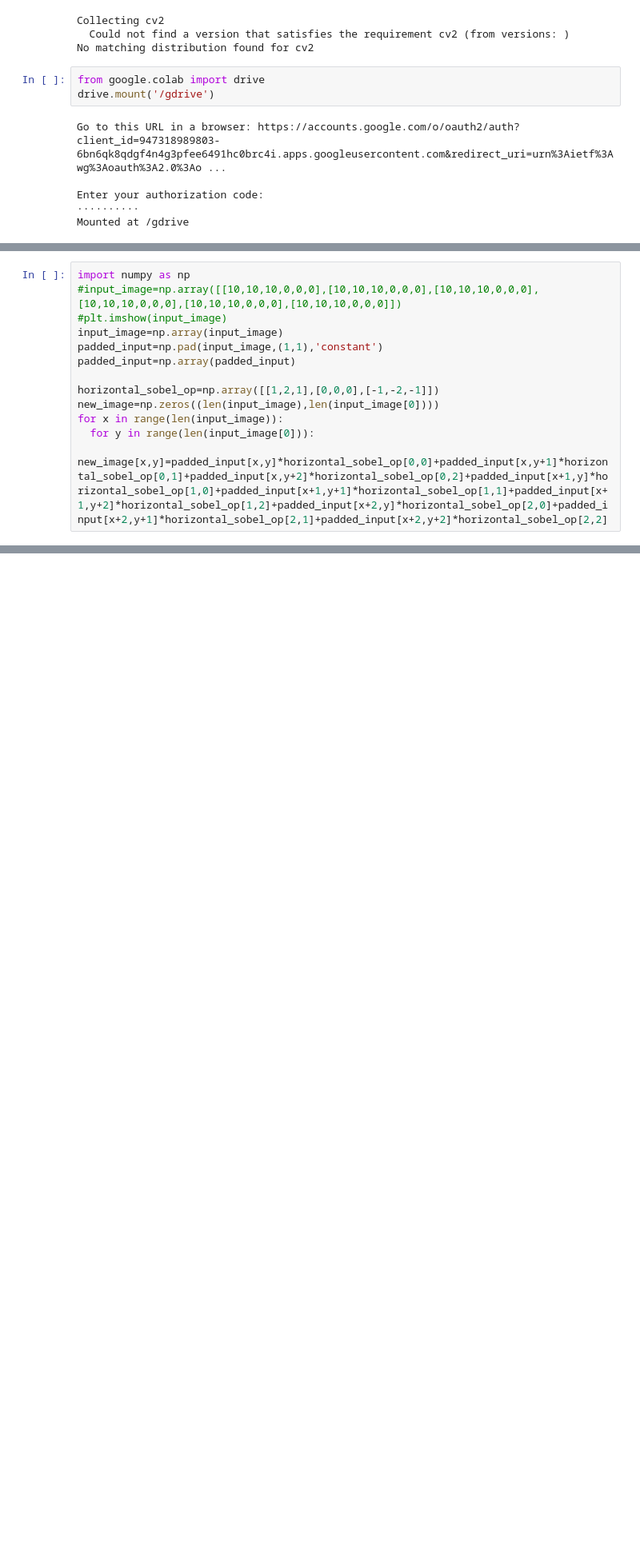
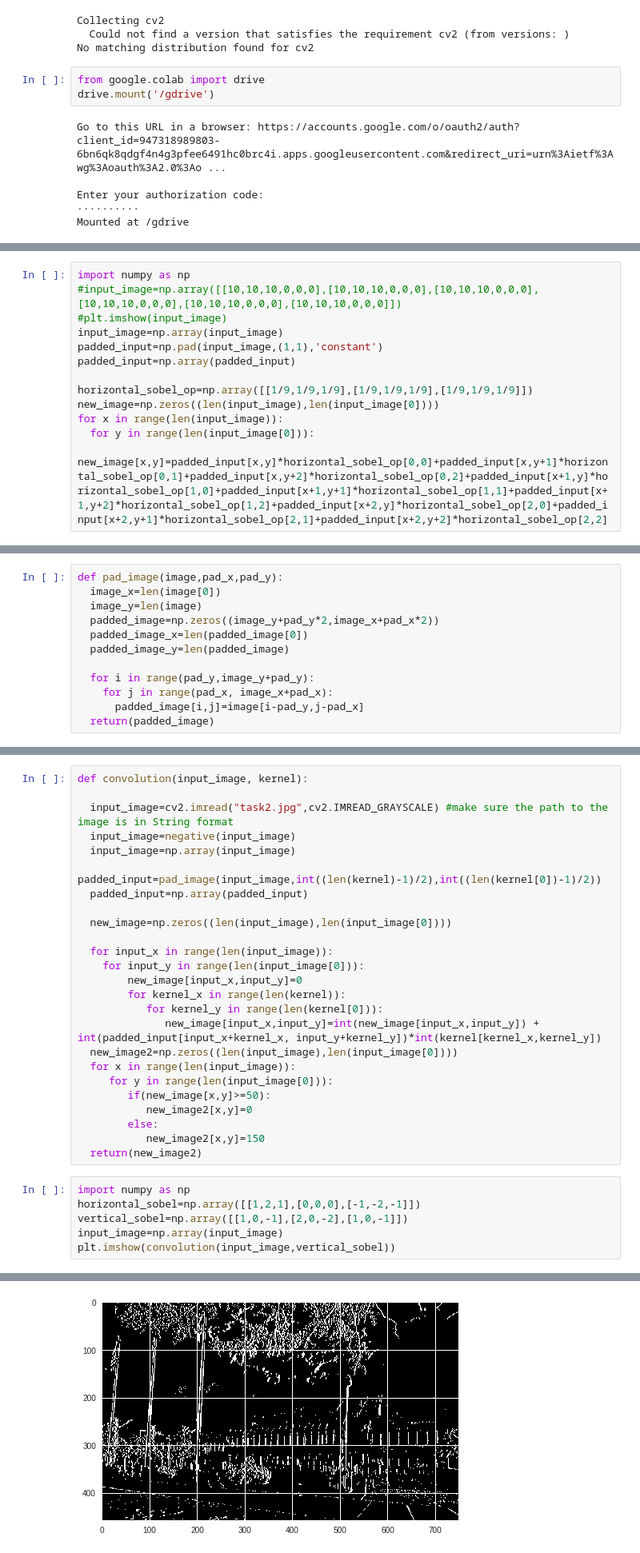
Before and after one commit to MicroprocessorX069/Edge-Detection-, a Jupyter notebook: CSE573_Edge_detection.ipynb, the cells around one changed output, grey strips where cells are left out. Shown: that part at 80% size. Cells and saved outputs as stored; diff of their text form; blank space fills up the shorter version.

```diff
--- a/CSE573_Edge_detection.ipynb
+++ b/CSE573_Edge_detection.ipynb
@@ -50,7 +50,7 @@ input_image=np.array(input_image)
 padded_input=np.pad(input_image,(1,1),'constant')
 padded_input=np.array(padded_input)
 
-horizontal_sobel_op=np.array([[1,2,1],[0,0,0],[-1,-2,-1]])
+horizontal_sobel_op=np.array([[1/9,1/9,1/9],[1/9,1/9,1/9],[1/9,1/9,1/9]])
 new_image=np.zeros((len(input_image),len(input_image[0])))
 for x in range(len(input_image)):
   for y in range(len(input_image[0])):
@@ -57,0 +64,12 @@ for x in range(len(input_image)):
+# %%
+def pad_image(image,pad_x,pad_y):
+  image_x=len(image[0])
+  image_y=len(image)
+  padded_image=np.zeros((image_y+pad_y*2,image_x+pad_x*2))
+  padded_image_x=len(padded_image[0])
+  padded_image_y=len(padded_image)
+
+  for i in range(pad_y,image_y+pad_y):
+    for j in range(pad_x, image_x+pad_x):
+      padded_image[i,j]=image[i-pad_y,j-pad_x]
+  return(padded_image)
@@ -57,0 +132,32 @@ for x in range(len(input_image)):
+# %%
+def convolution(input_image, kernel):
+
+  input_image=cv2.imread("task2.jpg",cv2.IMREAD_GRAYSCALE) #make sure the path to the image is in String format
+  input_image=negative(input_image)
+  input_image=np.array(input_image)
+  padded_input=pad_image(input_image,int((len(kernel)-1)/2),int((len(kernel[0])-1)/2))
+  padded_input=np.array(padded_input)
+
+  new_image=np.zeros((len(input_image),len(input_image[0])))
+
+  for input_x in range(len(input_image)):
+    for input_y in range(len(input_image[0])):
+        new_image[input_x,input_y]=0
+        for kernel_x in range(len(kernel)):
+           for kernel_y in range(len(kernel[0])):
+              new_image[input_x,input_y]=int(new_image[input_x,input_y]) + int(padded_input[input_x+kernel_x, input_y+kernel_y])*int(kernel[kernel_x,kernel_y])
+  new_image2=np.zeros((len(input_image),len(input_image[0])))
+  for x in range(len(input_image)):
+     for y in range(len(input_image[0])):
+        if(new_image[x,y]>=50):
+           new_image2[x,y]=0
+        else:
+           new_image2[x,y]=150
+  return(new_image2)
+# %%
+import numpy as np
+horizontal_sobel=np.array([[1,2,1],[0,0,0],[-1,-2,-1]])
+vertical_sobel=np.array([[1,0,-1],[2,0,-2],[1,0,-1]])
+input_image=np.array(input_image)
+plt.imshow(convolution(input_image,vertical_sobel))
+# %% [output]
@@ -57,0 +165 @@ for x in range(len(input_image)):
+[figure, added]
```
Also changed, not shown: parts of 18 cells of this notebook.
